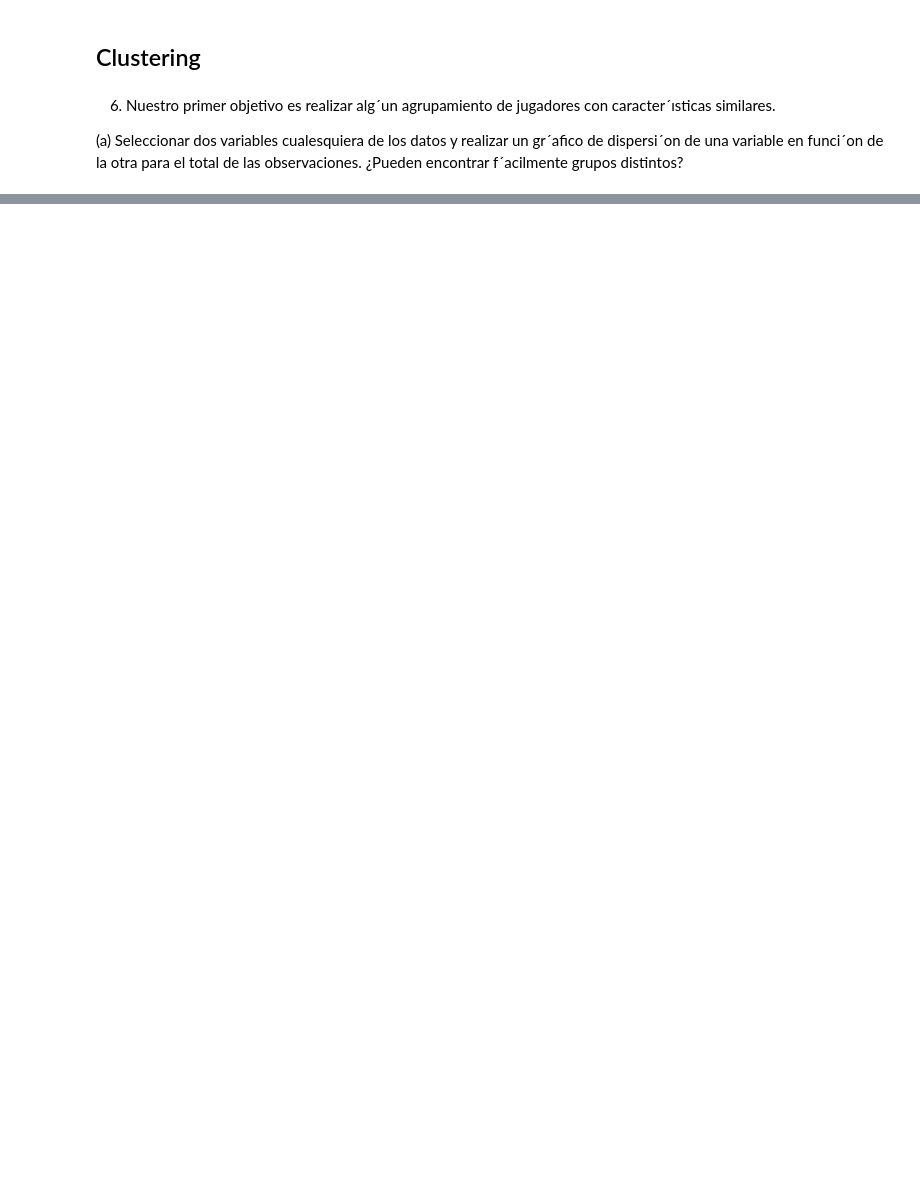
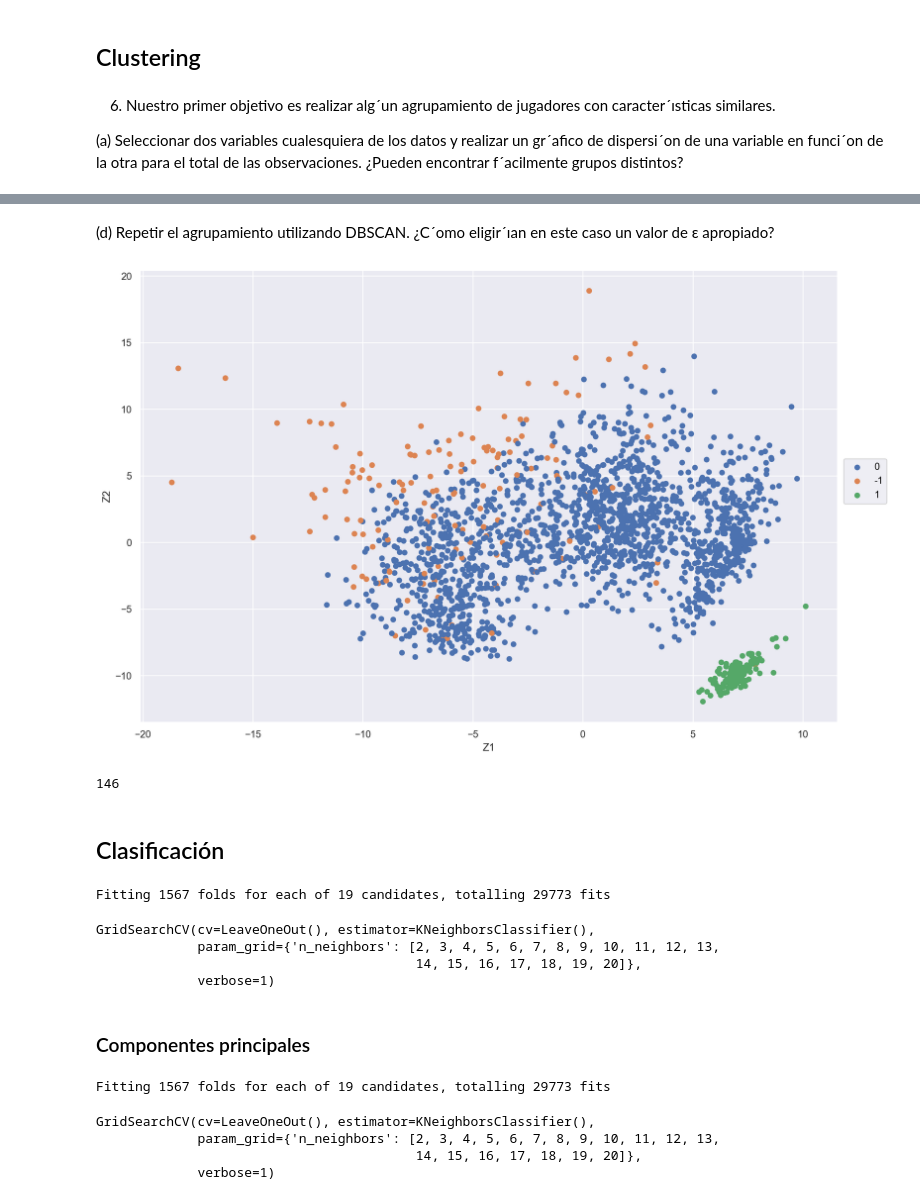
Before and after one commit to FedericoAriasCeci/Tp2---LDD, a Jupyter notebook: Tp labo 2.ipynb, the cells around one changed output, grey strips where cells are left out. Drawn from its saved outputs; the diff is of its cells as text; code cells hidden in the pictures; blank space fills up the shorter version.

```diff
--- a/Tp labo 2.ipynb
+++ b/Tp labo 2.ipynb
@@ -63,0 +189,55 @@ f´acilmente grupos distintos?
+# %% [markdown]
+(d) Repetir el agrupamiento utilizando DBSCAN. ¿C´omo eligir´ıan en este caso un valor de ε apropiado?
+# %%
+clustering = DBSCAN (eps= 8,min_samples = 2)
+
+etiquetas = clustering.fit_predict(Z)
+
+(
+    so.Plot(data = Z, x = "Z1", y = "Z2", color = etiquetas.astype(str))
+    .add(so.Dot())
+    .layout(size=(12,8))
+)
+# %% [output]
+[figure, added]
+# %%
+outliers = 0
+
+for valor in etiquetas:
+    if valor == -1:
+        outliers += 1
+
+outliers
+# %% [output]
+146
+# %% [markdown]
+## Clasificación
+# %%
+data_clasif = data_proc.drop(columns = [col for col in data_proc.columns if data_proc[col].dtype not in ['float64','int64']])
+data_clasif = data_clasif.drop(columns = data_num.columns.tolist()[:data_num.columns.tolist().index('Ast/90')]).join(data_proc['Pos'].apply(lambda x: x.split(',')[0])).rename(columns = {'Pos': 'Pos_filt'})
+
+X_train, X_test, y_train, y_test = train_test_split(data_num, data_clasif['Pos_filt'], test_size=0.2, random_state=42)
+
+clsf = GridSearchCV(estimator = KNeighborsClassifier(),param_grid={'n_neighbors':[2,3,4,5,6,7,8,9,10,11,12,13,14,15,16,17,18,19,20]}, cv = LeaveOneOut(), verbose=1)
+clsf.fit(X_train,y_train)
+# %% [output]
+Fitting 1567 folds for each of 19 candidates, totalling 29773 fits
+GridSearchCV(cv=LeaveOneOut(), estimator=KNeighborsClassifier(),
+             param_grid={'n_neighbors': [2, 3, 4, 5, 6, 7, 8, 9, 10, 11, 12, 13,
+                                         14, 15, 16, 17, 18, 19, 20]},
+             verbose=1)
+# %% [markdown]
+### Componentes principales
+# %%
+data_comp_princ = Z.drop(columns= Z.columns.tolist()[2:])
+
+X_train, X_test, y_train, y_test = train_test_split(data_comp_princ, data_clasif['Pos_filt'], test_size=0.2, random_state=42)
+
+clsf = GridSearchCV(estimator = KNeighborsClassifier(),param_grid={'n_neighbors':[2,3,4,5,6,7,8,9,10,11,12,13,14,15,16,17,18,19,20]}, cv = LeaveOneOut(), verbose=1)
+clsf.fit(X_train,y_train)
+# %% [output]
+Fitting 1567 folds for each of 19 candidates, totalling 29773 fits
+GridSearchCV(cv=LeaveOneOut(), estimator=KNeighborsClassifier(),
+             param_grid={'n_neighbors': [2, 3, 4, 5, 6, 7, 8, 9, 10, 11, 12, 13,
+                                         14, 15, 16, 17, 18, 19, 20]},
+             verbose=1)
```
Also changed, not shown: parts of 14 cells of this notebook.
